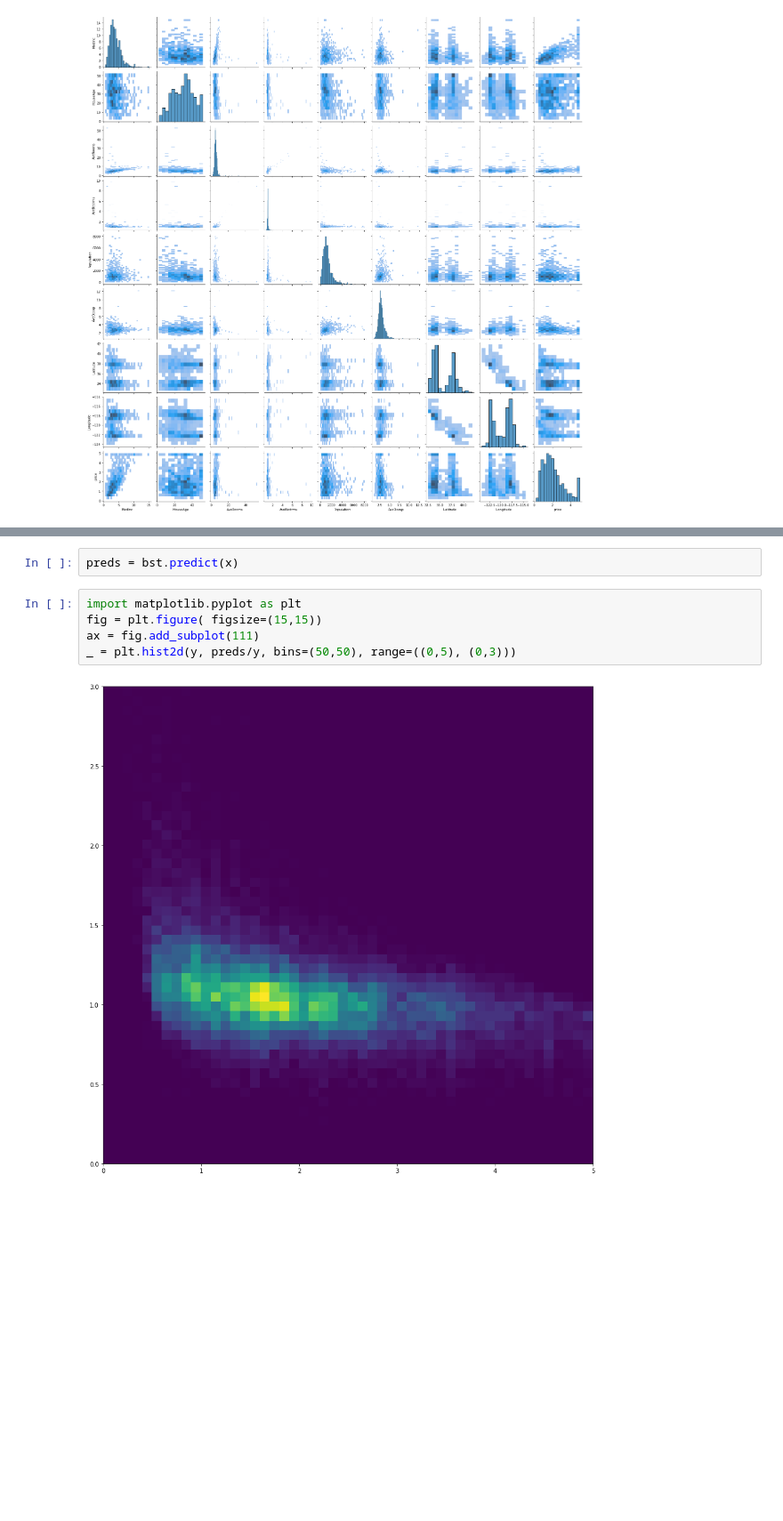
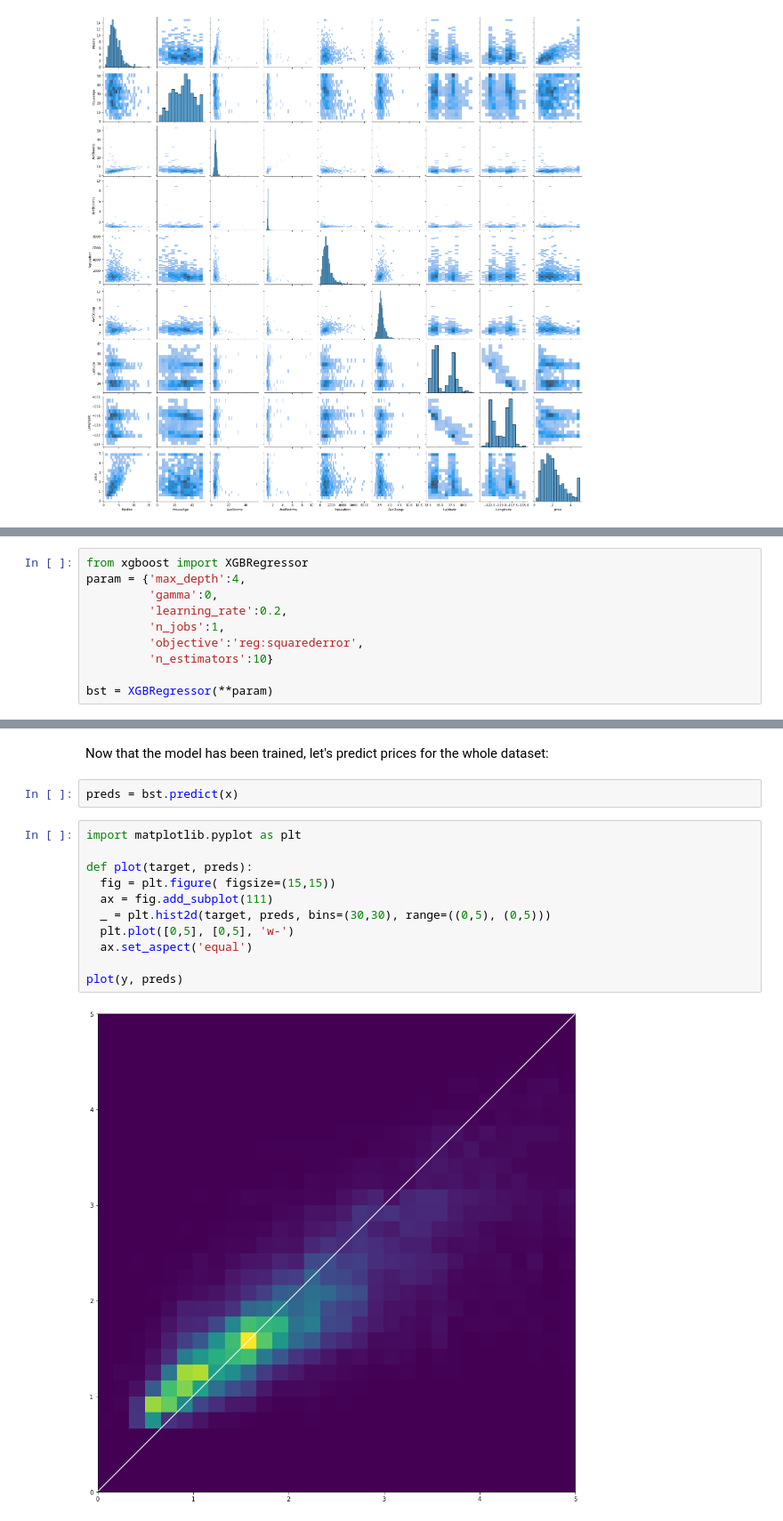
Before and after one commit to cbernet/introduction_machine_learning, a Jupyter notebook: notebooks/supervised_learning/xgboost_housing.ipynb, the cells around one changed output, grey strips where cells are left out. Shown at 89% size. Saved outputs shown, nothing was run; the diff lists cells and outputs as text; blank space fills up the shorter version.

```diff
--- a/notebooks/supervised_learning/xgboost_housing.ipynb
+++ b/notebooks/supervised_learning/xgboost_housing.ipynb
@@ -141,0 +147,10 @@ bst = XGBRegressor(**param)
+# %%
+from xgboost import XGBRegressor
+param = {'max_depth':4,
+         'gamma':0,
+         'learning_rate':0.2,
+         'n_jobs':1,
+         'objective':'reg:squarederror',
+         'n_estimators':10}
+
+bst = XGBRegressor(**param)
@@ -150,11 +169,19 @@ XGBRegressor(base_score=0.5, booster='gbtree', colsample_bylevel=1,
              random_state=0, reg_alpha=0, reg_lambda=1, scale_pos_weight=1,
              seed=None, silent=None, subsample=1, verbosity=1)
+# %% [markdown]
+Now that the model has been trained, let's predict prices for the whole dataset:
 # %%
 preds = bst.predict(x)
 # %%
 import matplotlib.pyplot as plt
-fig = plt.figure( figsize=(15,15))
-ax = fig.add_subplot(111)
-_ = plt.hist2d(y, preds/y, bins=(50,50), range=((0,5), (0,3)))
+
+def plot(target, preds):
+  fig = plt.figure( figsize=(15,15))
+  ax = fig.add_subplot(111)
+  _ = plt.hist2d(target, preds, bins=(30,30), range=((0,5), (0,5)))
+  plt.plot([0,5], [0,5], 'w-')
+  ax.set_aspect('equal')
+
+plot(y, preds)
 # %% [output]
-[figure, old version]
+[figure, new version]
```
Also changed, not shown: parts of 21 cells of this notebook.
